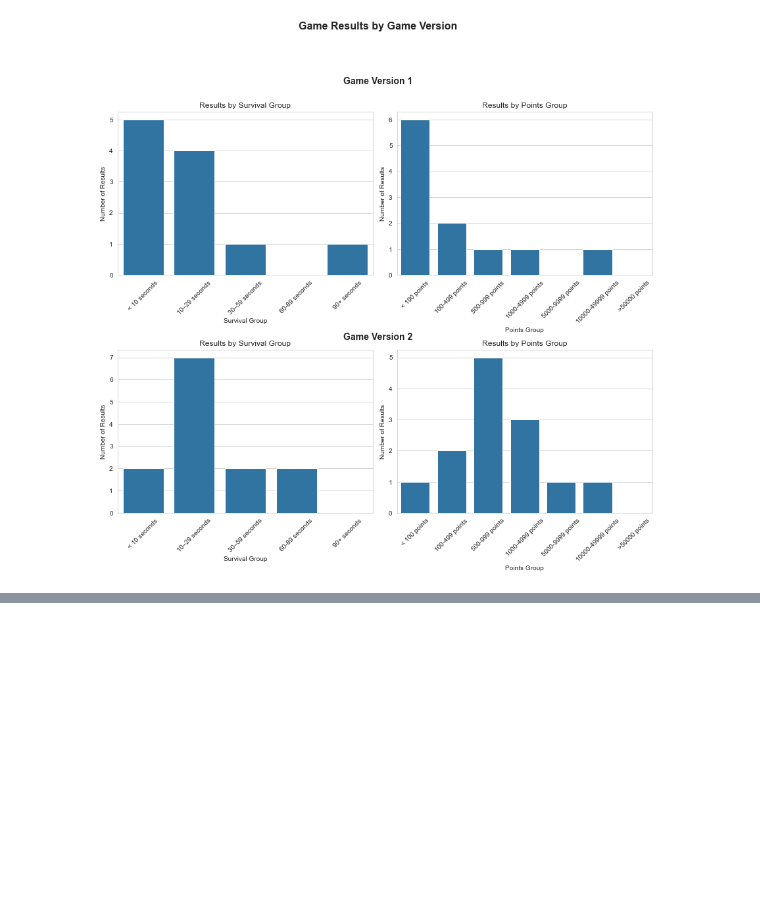
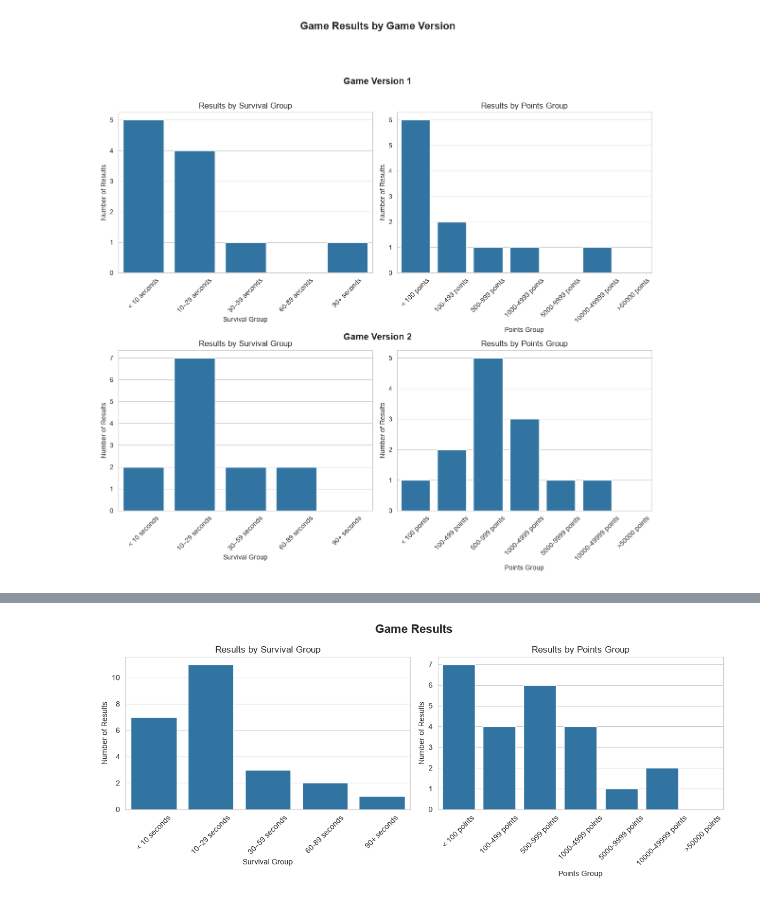
Before and after one commit to JonathanHinchliffe/CubeGame, a Jupyter notebook: Data-Visualiser.ipynb, the cells around one changed output, grey strips where cells are left out. Cells and saved outputs as stored; diff of their text form; code cells hidden in the pictures; blank space fills up the shorter version.

```diff
--- a/Data-Visualiser.ipynb
+++ b/Data-Visualiser.ipynb
@@ -333,15 +336,20 @@ Power-law R²:   0.990
 ## Displaying the Survival Groups and Points Groups for a specific Game Version
 <hr>
 # %%
-def bar_charts(game_version:int):
+def bar_charts(game_version=1, data=[]):
+
 
     fig, axes = plt.subplots(1, 2, figsize=(12, 5))
 
-    fig.suptitle(f"Game Results for Game Version {game_version}", fontsize=16,fontweight="bold")
+    if type(data) == list:
+        data = dfs[game_version]
+        fig.suptitle(f"Game Results for Game Version {game_version}", fontsize=16,fontweight="bold")
+    else:
+        fig.suptitle("Game Results", fontsize=16,fontweight="bold")
 
     # Survival Group
     sns.countplot(
-        data=dfs[game_version],
+        data=data,
         x="Survival Group",
         ax=axes[0]
     )
@@ -353,7 +361,7 @@ def bar_charts(game_version:int):
 
     # Points Group
     sns.countplot(
-        data=dfs[game_version],
+        data=data,
         x="Points Group",
         ax=axes[1]
     )
@@ -423,0 +460,4 @@ plt.show()
+# %%
+bar_charts(data=merged_df)
+# %% [output]
+[figure, added]
```
Also changed, not shown: parts of 16 cells of this notebook, 2 other files.
